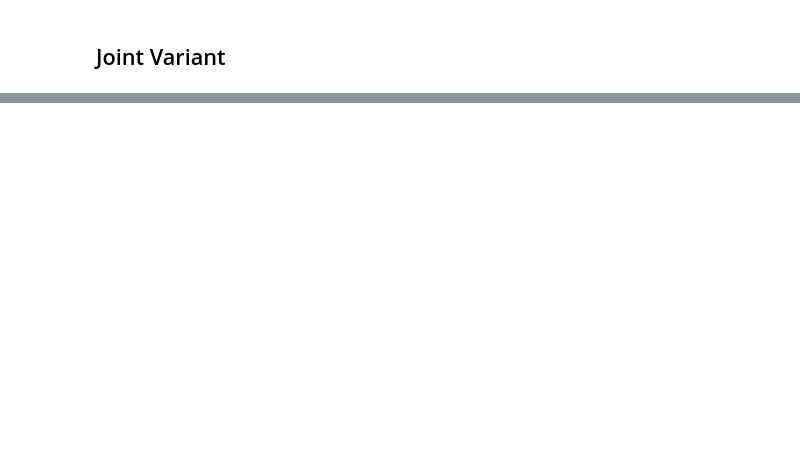
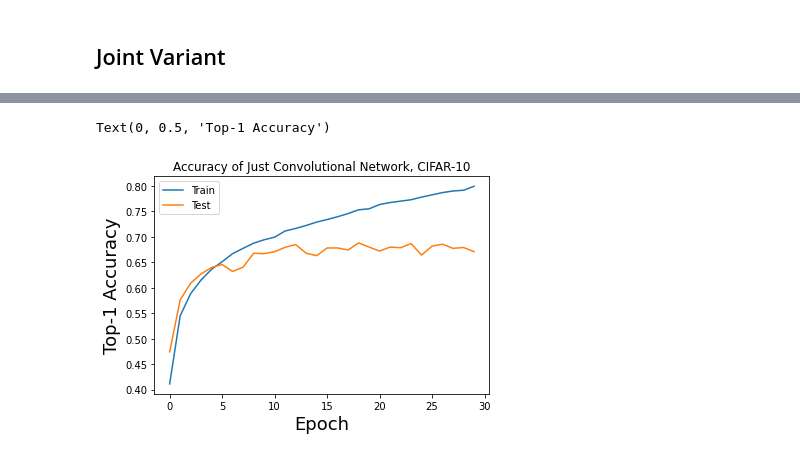
Before and after one commit to trowk/CS395T_Final, a Jupyter notebook: cs395T_final.ipynb, the cells around one changed output, grey strips where cells are left out. Cells and saved outputs as stored; diff of their text form; code cells hidden in the pictures; blank space fills up the shorter version.

```diff
--- a/cs395T_final.ipynb
+++ b/cs395T_final.ipynb
@@ -317,0 +480,11 @@ num_blocks = 1: model = JointMixtureModel(num_blocks=1, depth = 2, att_heads=2)
+# %%
+# Display Results when Only use Convolutional Network of Mixture Model
+plt.plot(conv_net_train)
+plt.plot(conv_net_val)
+plt.legend(["Train", "Test"])
+plt.title("Accuracy of Just Convolutional Network, CIFAR-10")
+plt.xlabel('Epoch', fontsize = 18)
+plt.ylabel('Top-1 Accuracy', fontsize = 18)
+# %% [output]
+Text(0, 0.5, 'Top-1 Accuracy')
+[figure, added]
```
Also changed, not shown: parts of 17 cells of this notebook, 1 other file.
